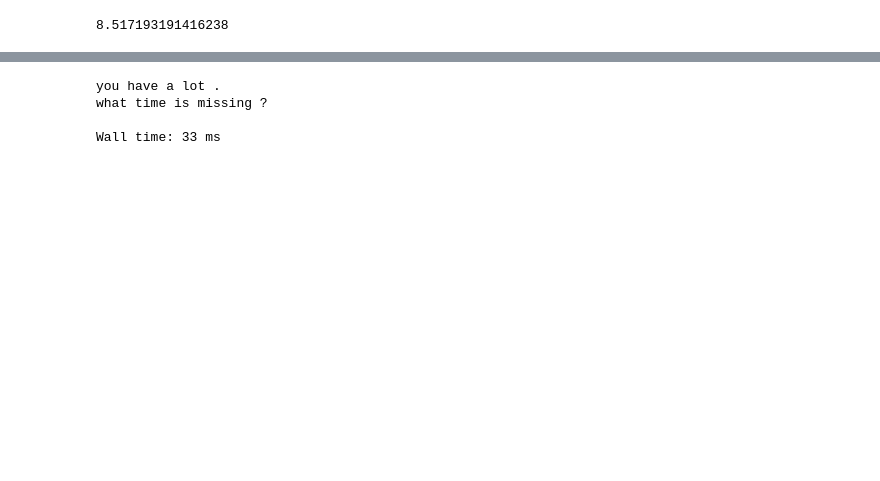
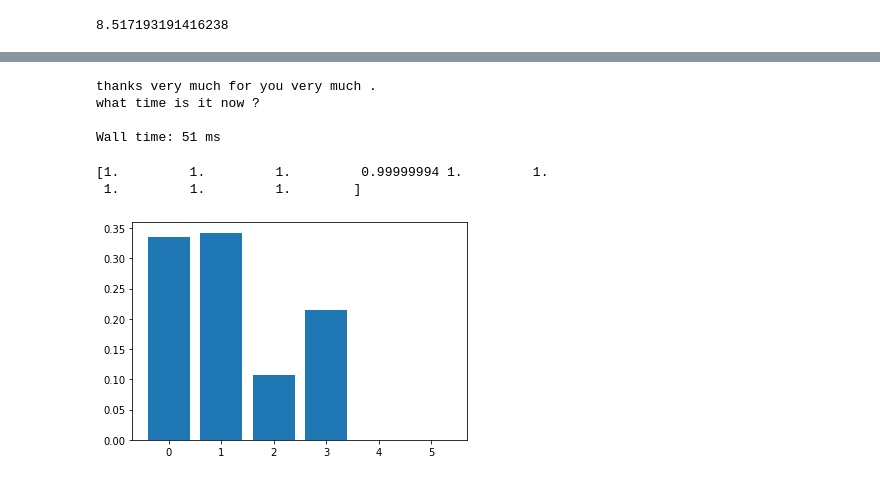
Before and after one commit to KimHS0915/hands-on-ml, a Jupyter notebook: 16/exercise_neural_machine_translation_with_attention.ipynb, the cells around one changed output, grey strips where cells are left out. Cells and saved outputs as stored; diff of their text form; code cells hidden in the pictures; blank space fills up the shorter version.

Commit message:
Add epochs and re train, Visualize the process

```diff
--- a/16/exercise_neural_machine_translation_with_attention.ipynb
+++ b/16/exercise_neural_machine_translation_with_attention.ipynb
@@ -619,6 +622,6 @@ train_translator.compile(
 
 batch_loss = BatchLogs('batch_loss')
 # %%
-train_translator.fit(dataset, epochs=3,
+train_translator.fit(dataset, epochs=5,
                      callbacks=[batch_loss])
 # %% [output]
@@ -915,7 +922,18 @@ print(result['text'][0].numpy().decode())
 print(result['text'][1].numpy().decode())
 print()
 # %% [output]
-you have a lot .
-what time is missing ?
+thanks very much for you very much .
+what time is it now ?
 
-Wall time: 33 ms
+Wall time: 51 ms
+# %%
+a = result['attention'][0]
+
+print(np.sum(a, axis=-1))
+# %% [output]
+[1.         1.         1.         0.99999994 1.         1.
+ 1.         1.         1.        ]
+# %%
+_ = plt.bar(range(len(a[0, :])), a[0, :])
+# %% [output]
+[figure, added]
```
Also changed, not shown: parts of 39 cells of this notebook.
